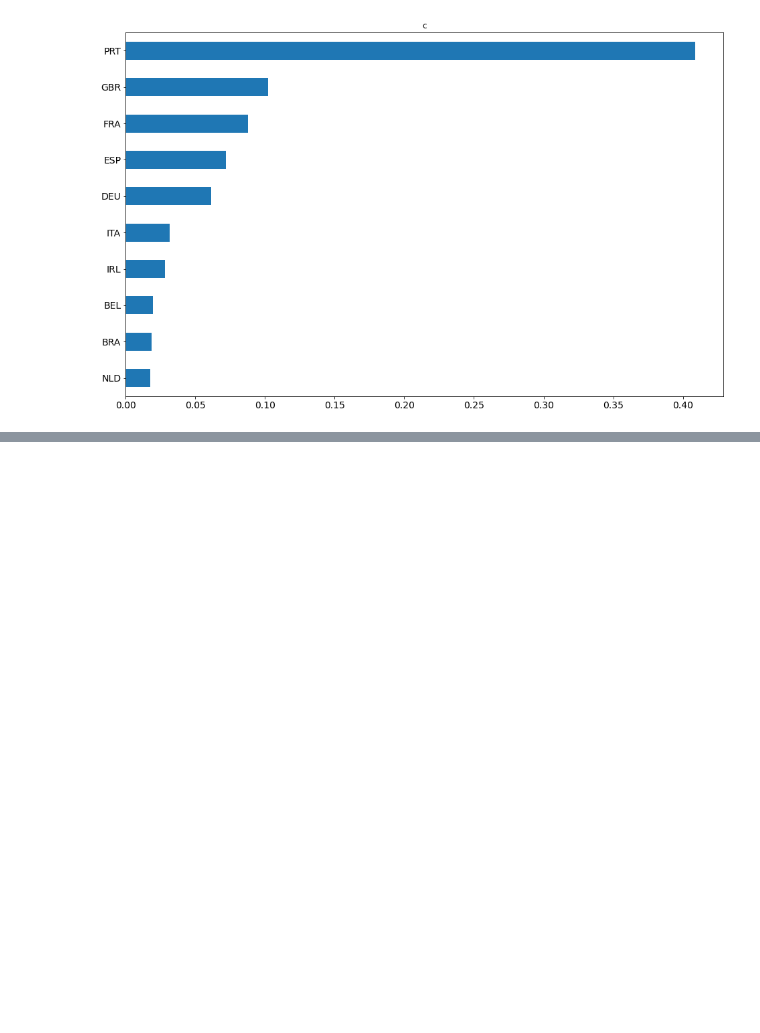
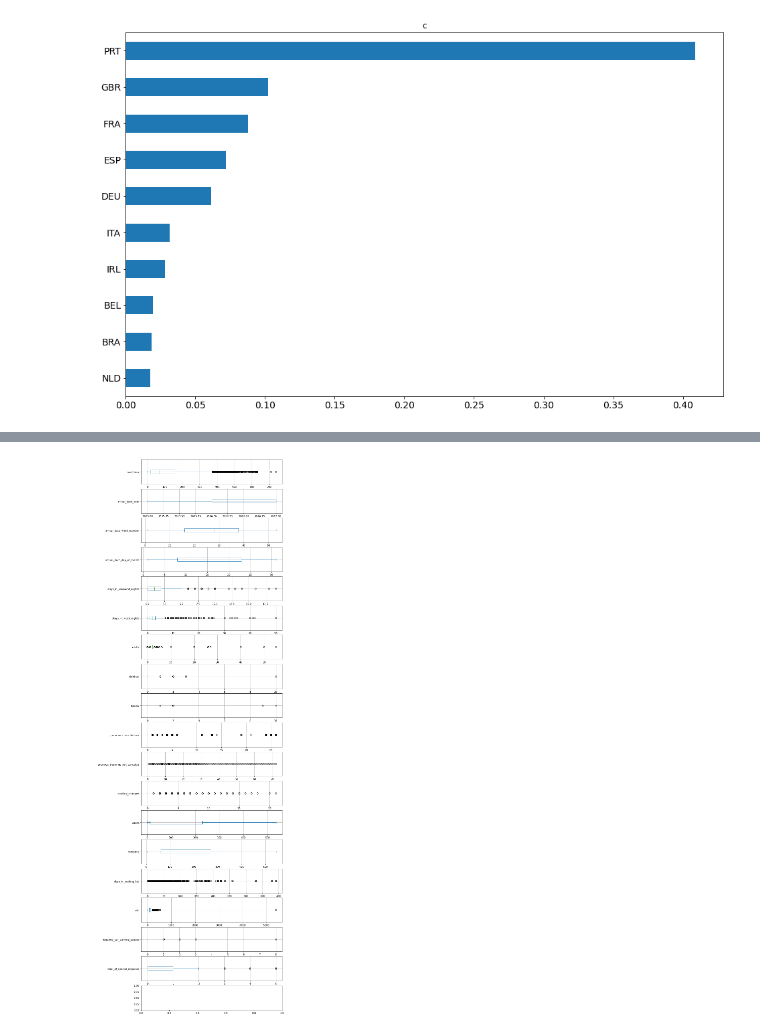
Before and after one commit to UthamanA/Hotel-Booking-Analysis_EDA, a Jupyter notebook: Hotel_booking.ipynb, the cells around one changed output, grey strips where cells are left out. Cells and saved outputs as stored; diff of their text form; code cells hidden in the pictures; blank space fills up the shorter version.

```diff
--- a/Hotel_booking.ipynb
+++ b/Hotel_booking.ipynb
@@ -196,0 +249,2 @@ _ = data['country'].value_counts(normalize=True).head(10).sort_values(ascending=
+# %%
+num_cols.pop(-1) #Removing date column
@@ -196,0 +274,6 @@ _ = data['country'].value_counts(normalize=True).head(10).sort_values(ascending=
+# %%
+fig, axes = plt.subplots(19, 1, figsize=(10, 40))
+for i, c in enumerate(num_cols):
+  _ = data[[c]].boxplot(ax=axes[i], vert=False)
+# %% [output]
+[figure, added]
```
Also changed, not shown: parts of 9 cells of this notebook.
